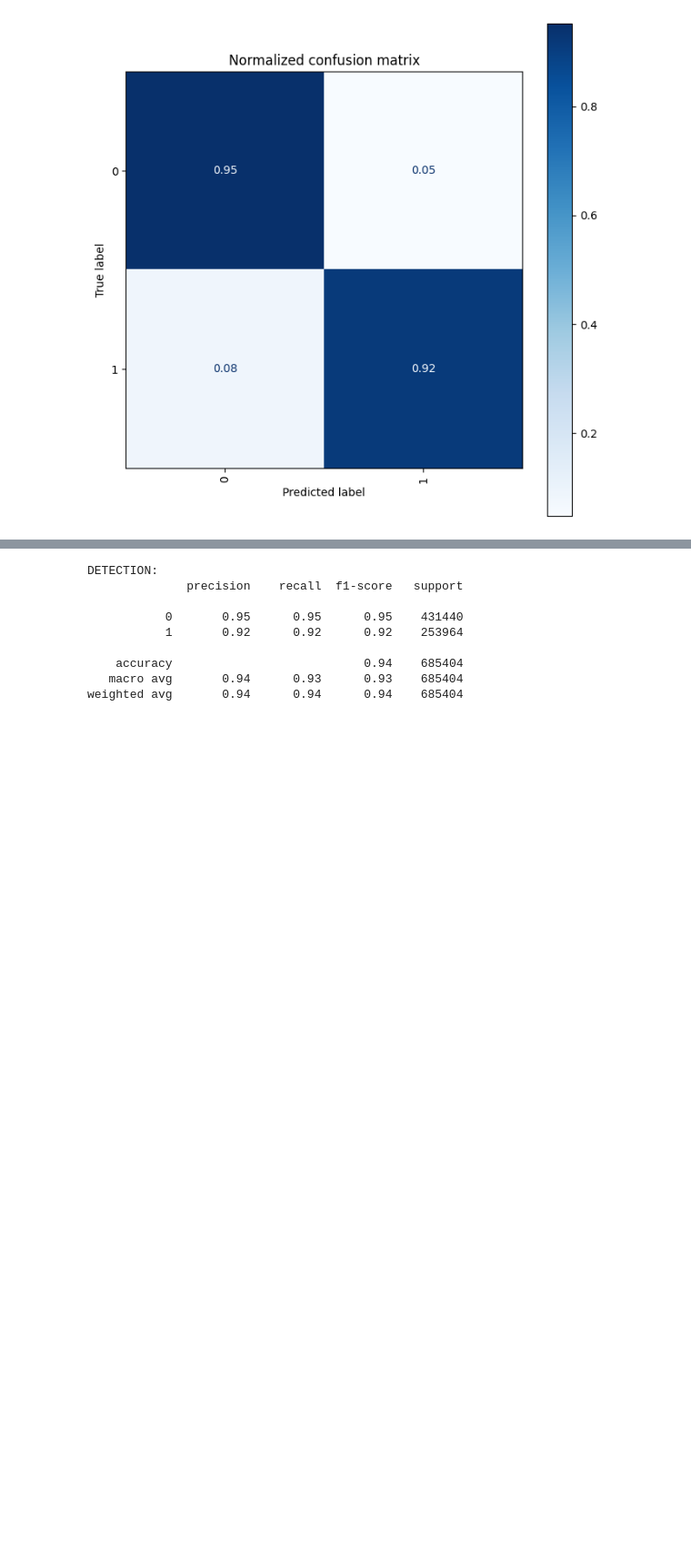
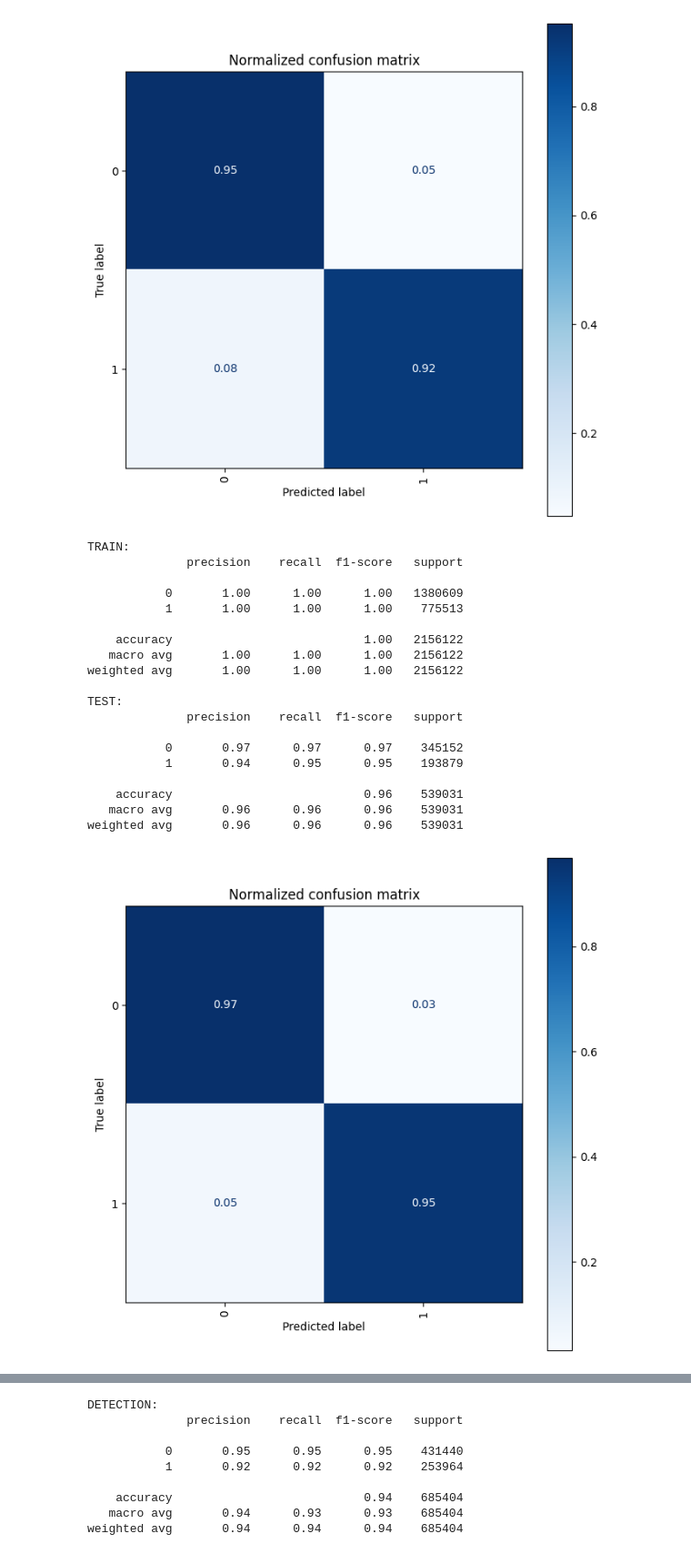
Before and after one commit to pro1710/ids, a Jupyter notebook: ml_interim.ipynb, the cells around one changed output, grey strips where cells are left out. Shown at 91% size. Cells and saved outputs as stored; diff of their text form; code cells hidden in the pictures; blank space fills up the shorter version.

Commit message:
duplication drop

```diff
--- a/ml_interim.ipynb
+++ b/ml_interim.ipynb
@@ -80,0 +53,10 @@ memory usage: 1.1 GB
+# %%
+df_orig = pd.read_csv('./sampled_data/sample_1/clean_dataset.csv', low_memory=False)
+# %%
+df = df_orig.copy()
+# %%
+Xcols = [c for c in df.columns if c not in [target_label_2_class, target_label_15_class]]
+df.sort_values(by=['Attack_label'], ignore_index=True, inplace=True)
+print(f'Before: dropna: NA: {df.isnull().sum().sum()}, DUPS: {df.duplicated(subset=Xcols).sum()}', )
+df.drop_duplicates(subset=Xcols, keep='first', inplace=True)
+print(f'After: dropna: NA: {df.isnull().sum().sum()}, DUPS: {df.duplicated(subset=Xcols).sum()}', )
@@ -131,3 +118,39 @@ TEST:
    macro avg       0.93      0.93      0.93    548324
 weighted avg       0.94      0.94      0.94    548324
 [figure]
+# %%
+# with additional duplication drop
+
+detector = DecisionTreeClassifier(random_state=SEED)
+
+detector.fit(X_train_detection, y_train_detection)
+y_train_detection_predict = detector.predict(X_train_detection)
+y_test_detection_predict = detector.predict(X_test_detection)
+
+ids_common.report(y_train_detection,
+       y_train_detection_predict,
+       y_test_detection,
+       y_test_detection_predict)
+
+ids_common.plot_cm(y_test_detection, y_test_detection_predict)
+# %% [output]
+TRAIN:
+              precision    recall  f1-score   support
+
+           0       1.00      1.00      1.00   1380609
+           1       1.00      1.00      1.00    775513
+
+    accuracy                           1.00   2156122
+   macro avg       1.00      1.00      1.00   2156122
+weighted avg       1.00      1.00      1.00   2156122
+
+TEST:
+              precision    recall  f1-score   support
+
+           0       0.97      0.97      0.97    345152
+           1       0.94      0.95      0.95    193879
+
+    accuracy                           0.96    539031
+   macro avg       0.96      0.96      0.96    539031
+weighted avg       0.96      0.96      0.96    539031
+[figure, added]
```
Also changed, not shown: parts of 7 cells of this notebook, 1 other file.
